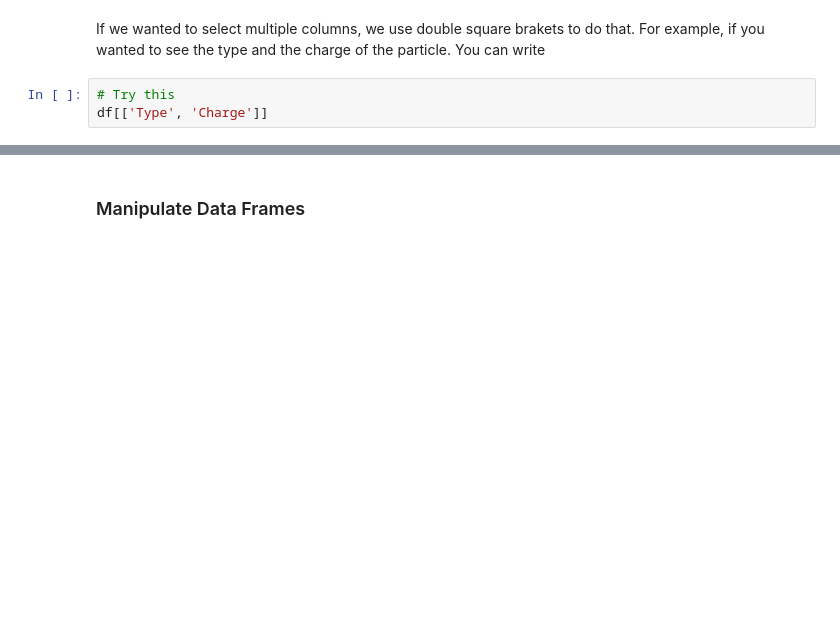
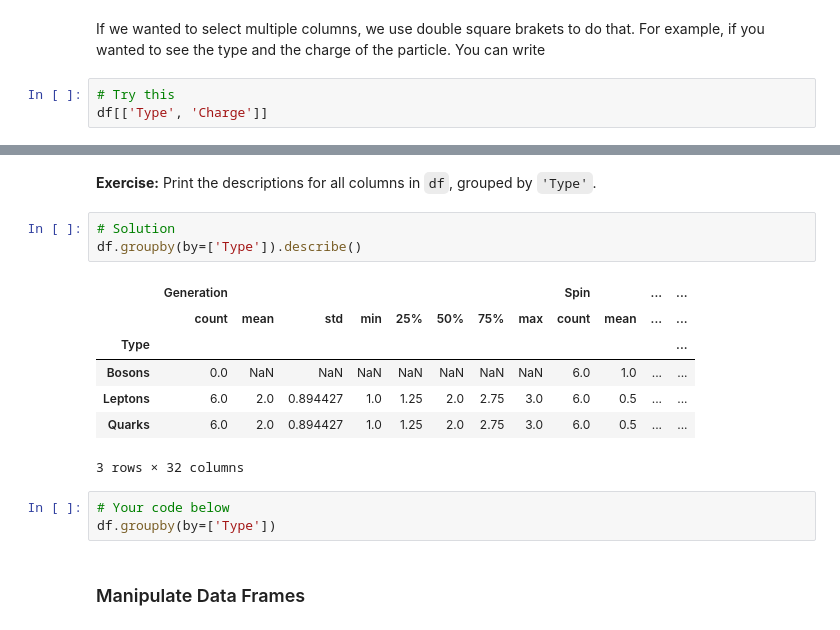
Before and after one commit to lt-shy-john/python-data-analytics-course, a Jupyter notebook: Week 05 - Files.ipynb, the cells around one changed output, grey strips where cells are left out. Drawn from its saved outputs; the diff is of its cells as text; blank space fills up the shorter version.

```diff
--- a/Week 05 - Files.ipynb
+++ b/Week 05 - Files.ipynb
@@ -474,3 +492,19 @@ df[['Type', 'Charge']]
+# %% [markdown]
+__Exercise:__ Print the descriptions for all columns in `df`, grouped by `'Type'`.
+# %%
+# Solution
+df.groupby(by=['Type']).describe()
+# %% [output]
+|  | Generation |  |  |  |  |  |  |  | Spin |  | ... | ... |
+|  | count | mean | std | min | 25% | 50% | 75% | max | count | mean | ... | ... |
+| Type |  |  |  |  |  |  |  |  |  |  |  | ... |
+| Bosons | 0.0 | NaN | NaN | NaN | NaN | NaN | NaN | NaN | 6.0 | 1.0 | ... | ... |
+| Leptons | 6.0 | 2.0 | 0.894427 | 1.0 | 1.25 | 2.0 | 2.75 | 3.0 | 6.0 | 0.5 | ... | ... |
+| Quarks | 6.0 | 2.0 | 0.894427 | 1.0 | 1.25 | 2.0 | 2.75 | 3.0 | 6.0 | 0.5 | ... | ... |
+3 rows × 32 columns
+# %%
+# Your code below
+df.groupby(by=['Type'])
 # %% [markdown]
 ### Manipulate Data Frames
 # %% [markdown]
```
Also changed, not shown: parts of 33 cells of this notebook, 1 other file.
